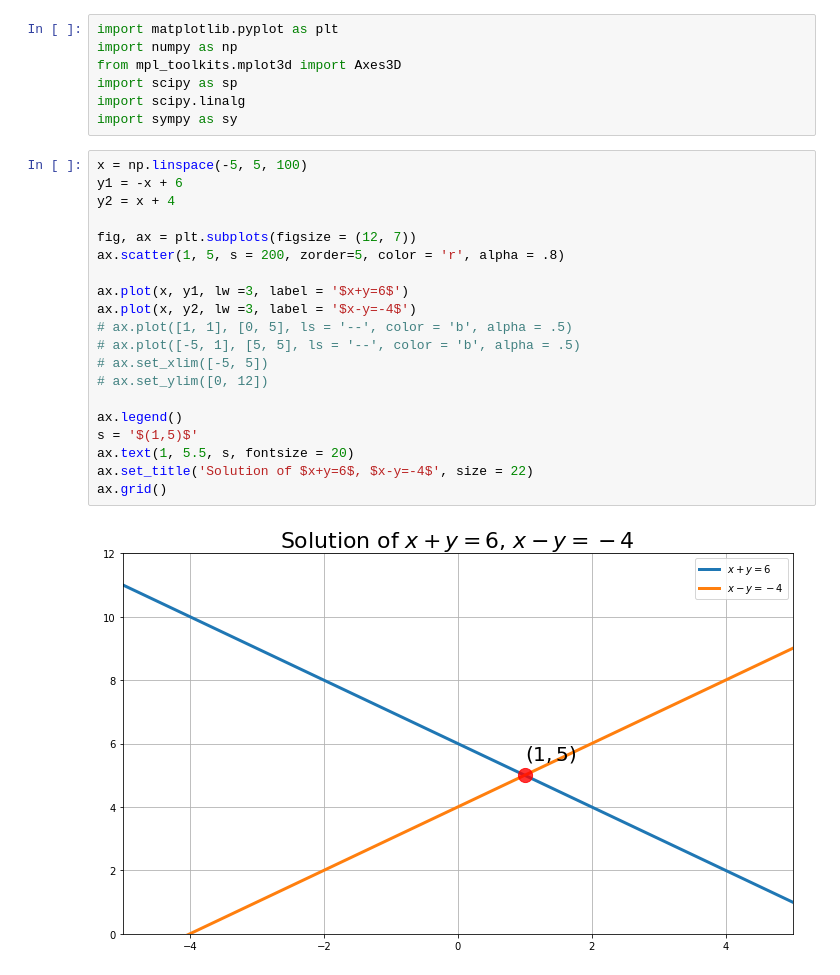
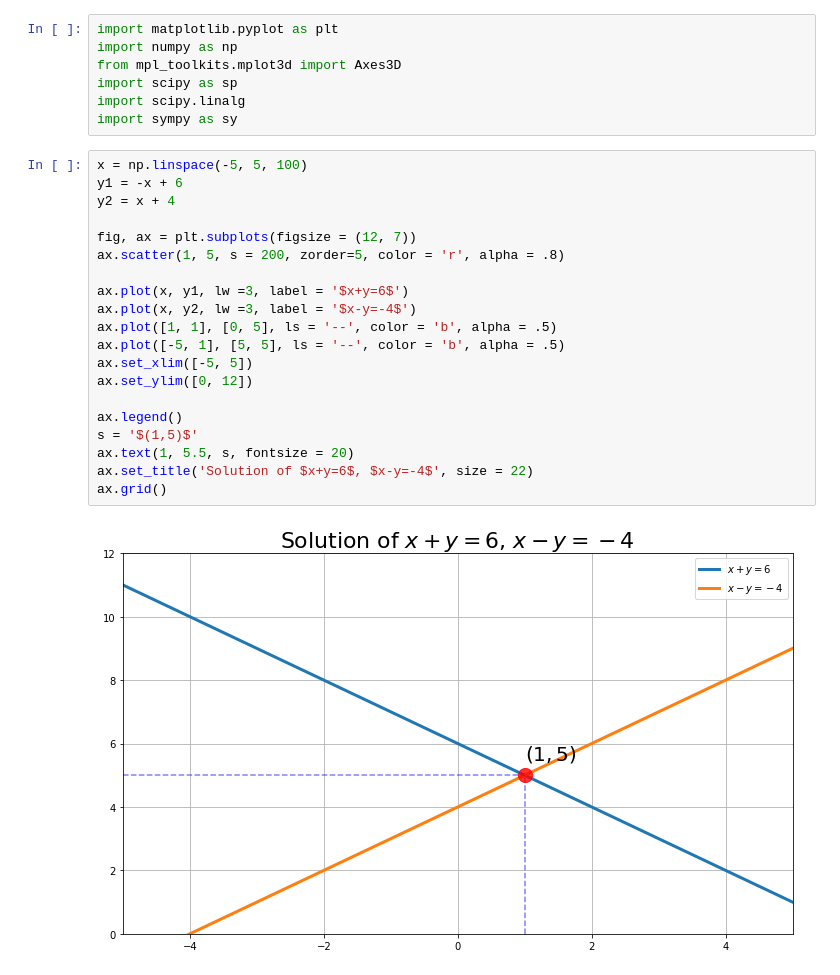
Before and after one commit to thanethereal/Data-Science-Roadmap, a Jupyter notebook: Linear_Algebra/Chapter1.ipynb, the cells around one changed output. Drawn from its saved outputs; the diff is of its cells as text.

```diff
--- a/Linear_Algebra/Chapter1.ipynb
+++ b/Linear_Algebra/Chapter1.ipynb
@@ -8,22 +8,22 @@ import sympy as sy
 # %%
 x = np.linspace(-5, 5, 100)
 y1 = -x + 6
 y2 = x + 4
 
 fig, ax = plt.subplots(figsize = (12, 7))
 ax.scatter(1, 5, s = 200, zorder=5, color = 'r', alpha = .8)
 
 ax.plot(x, y1, lw =3, label = '$x+y=6$')
 ax.plot(x, y2, lw =3, label = '$x-y=-4$')
-# ax.plot([1, 1], [0, 5], ls = '--', color = 'b', alpha = .5)
-# ax.plot([-5, 1], [5, 5], ls = '--', color = 'b', alpha = .5)
-# ax.set_xlim([-5, 5])
-# ax.set_ylim([0, 12])
+ax.plot([1, 1], [0, 5], ls = '--', color = 'b', alpha = .5)
+ax.plot([-5, 1], [5, 5], ls = '--', color = 'b', alpha = .5)
+ax.set_xlim([-5, 5])
+ax.set_ylim([0, 12])
 
 ax.legend()
 s = '$(1,5)$'
 ax.text(1, 5.5, s, fontsize = 20)
 ax.set_title('Solution of $x+y=6$, $x-y=-4$', size = 22)
 ax.grid()
 # %% [output]
-[figure, old version]
+[figure, new version]
```
Also changed, not shown: parts of 4 cells of this notebook.
